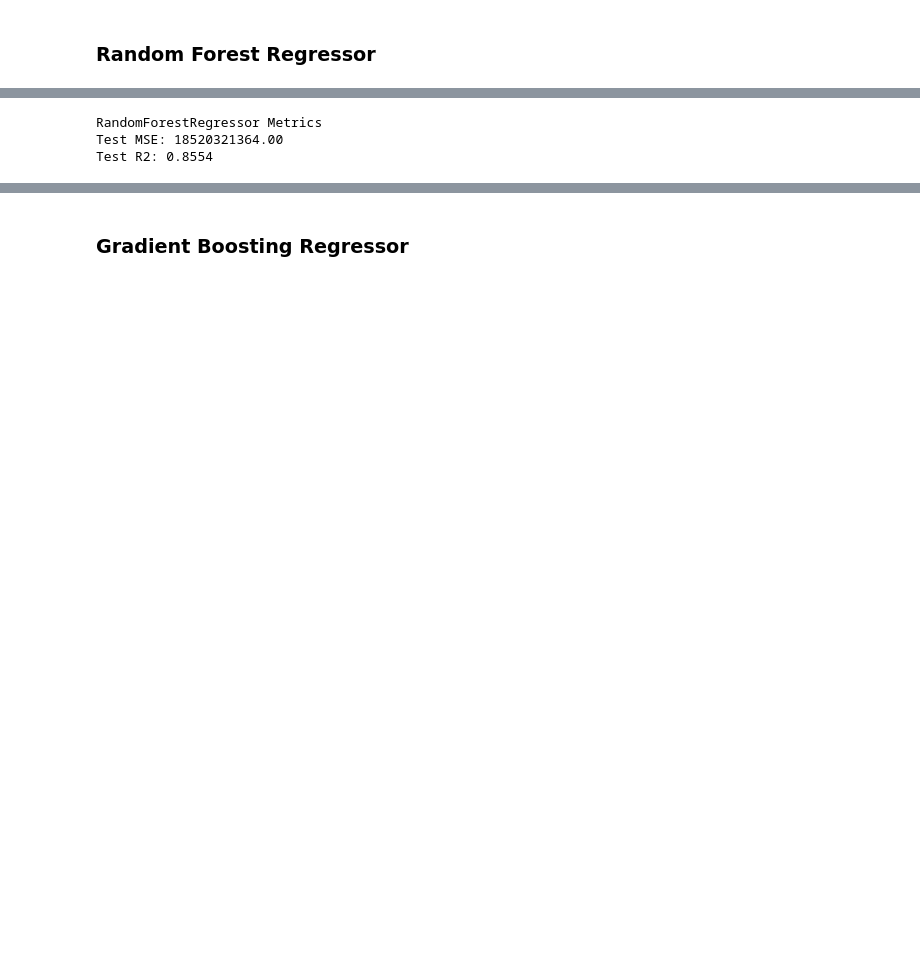
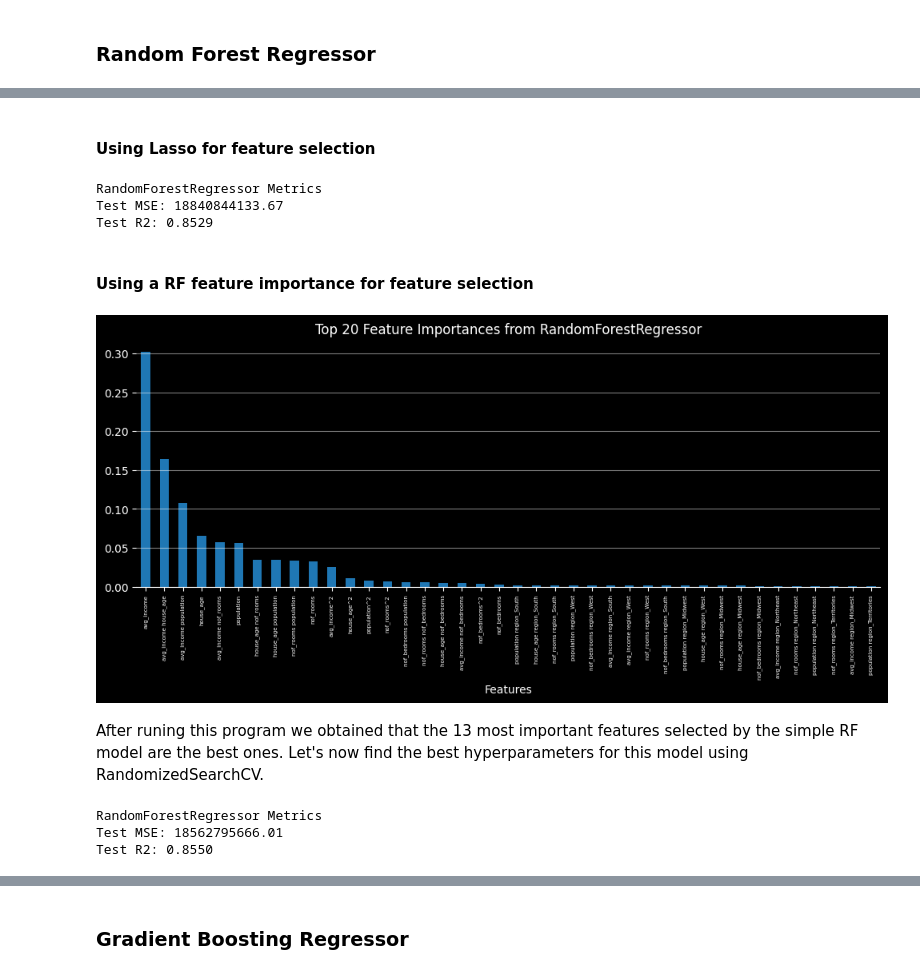
Before and after one commit to aurvl/Housing-Price-Prediction, a Jupyter notebook: notebook.ipynb, the cells around one changed output, grey strips where cells are left out. Saved outputs shown, nothing was run; the diff lists cells and outputs as text; code cells hidden in the pictures; blank space fills up the shorter version.

```diff
--- a/notebook.ipynb
+++ b/notebook.ipynb
@@ -536,0 +658,7 @@ Test R2: 0.8596
+# %%
+lr = LinearRegression()
+rfe = RFE(lr, n_features_to_select=30)  # garder 15
+rfe.fit(X_train, y_train)
+selected_features_rfe = X_train.columns[rfe.support_]
+print("Features selected:", selected_features_rfe.tolist())
+print(f"{len(selected_features_rfe)} features selected.")
@@ -558,0 +767,13 @@ Test R2: 0.8597
+# %%
+brr = BayesianRidge()
+brr.fit(X_train[selected_features_lass], y_train)
+
+scores = cross_val_score(brr, X_train[selected_features_lass], y_train, cv=5, scoring='neg_mean_squared_error')
+print("*******Bayesian Ridge Regression CV*******")
+print(f"Mean MSE: {-scores.mean():.2f}\nStd: {scores.std():.2f}")
+
+y_pred_brr = brr.predict(X_test[selected_features_lass])
+mse_brr = mean_squared_error(y_test, y_pred_brr)
+r2_brr = r2_score(y_test, y_pred_brr)
+print("BayesianRidge Metrics")
+print(f"Test MSE: {mse_brr:.2f}\nTest R2: {r2_brr:.4f}")
@@ -560,0 +793,11 @@ Test R2: 0.8597
+# %%
+simple_rf = RandomForestRegressor(random_state=SEED)
+simple_rf.fit(X_train, y_train)
+scores = cross_val_score(simple_rf, X_train, y_train, cv=5, scoring='neg_mean_squared_error')
+print("*******Random Forest CV*******")
+print(f"Mean MSE: {-scores.mean():.2f}\nStd: {scores.std():.2f}")
+y_pred_rf = simple_rf.predict(X_test)
+mse_rf = mean_squared_error(y_test, y_pred_rf)
+r2_rf = r2_score(y_test, y_pred_rf)
+print("RandomForestRegressor Metrics")
+print(f"Test MSE: {mse_rf:.2f}\nTest R2: {r2_rf:.4f}")
@@ -560,0 +845,2 @@ Test R2: 0.8597
+# %% [markdown]
+#### **Using Lasso for feature selection**
@@ -560,0 +863,34 @@ Test R2: 0.8597
+# %%
+# Training the model with the best hyperparameters
+# rf_model = rand_search_rf.best_estimator_
+best_params = {'n_estimators': 400, 'min_samples_split': 2, 'min_samples_leaf': 2, 'max_features': None, 'max_depth': 20}
+rf_model = RandomForestRegressor(**best_params, random_state=SEED)
+rf_model.fit(X_train[selected_features_lass], y_train)
+
+y_pred_rf = rf_model.predict(X_test[selected_features_lass])
+mse_rf = mean_squared_error(y_test, y_pred_rf)
+r2_rf = r2_score(y_test, y_pred_rf)
+print("RandomForestRegressor Metrics")
+print(f"Test MSE: {mse_rf:.2f}\nTest R2: {r2_rf:.4f}")
+# %% [output]
+RandomForestRegressor Metrics
+Test MSE: 18840844133.67
+Test R2: 0.8529
+# %% [markdown]
+#### **Using a RF feature importance for feature selection**
+# %%
+# Features importance from simple RFR
+importances = pd.Series(simple_rf.feature_importances_, index=X_train.columns)
+importances = importances.sort_values(ascending=False)
+plt.figure(figsize=(12, 4))
+importances.head(40).plot(kind='bar', color='tab:blue', edgecolor='none')
+plt.title('Top 20 Feature Importances from RandomForestRegressor')
+plt.gca().spines['top'].set_visible(False)
+plt.gca().spines['right'].set_visible(False)
+plt.gca().spines['left'].set_visible(False)
+plt.xlabel('Features')
+plt.xticks(rotation=90, fontsize=5)
+plt.grid(axis='y', alpha=0.5)
+plt.show()
+# %% [output]
+[figure, added]
@@ -560,0 +920,2 @@ Test R2: 0.8597
+# %% [markdown]
+After runing this program we obtained that the 13 most important features selected by the simple RF model are the best ones. Let's now find the best hyperparameters for this model using RandomizedSearchCV.
@@ -577,17 +940,17 @@ Test R2: 0.8597
 # %%
 # Training the model with the best hyperparameters
 # rf_model = rand_search_rf.best_estimator_
-best_params = {'n_estimators': 400, 'min_samples_split': 2, 'min_samples_leaf': 2, 'max_features': None, 'max_depth': 20}
 
+best_params = {'n_estimators': 100, 'min_samples_split': 5, 'min_samples_leaf': 1, 'max_features': 'log2', 'max_depth': 20}
 rf_model = RandomForestRegressor(**best_params, random_state=SEED)
-rf_model.fit(X_train, y_train)
+rf_model.fit(X_train[selected_by_rf], y_train)
 
-y_pred_rf = rf_model.predict(X_test)
+y_pred_rf = rf_model.predict(X_test[selected_by_rf])
 mse_rf = mean_squared_error(y_test, y_pred_rf)
 r2_rf = r2_score(y_test, y_pred_rf)
 print("RandomForestRegressor Metrics")
 print(f"Test MSE: {mse_rf:.2f}\nTest R2: {r2_rf:.4f}")
 # %% [output]
 RandomForestRegressor Metrics
-Test MSE: 18520321364.00
-Test R2: 0.8554
+Test MSE: 18562795666.01
+Test R2: 0.8550
```
Also changed, not shown: parts of 82 cells of this notebook, 5 other files.
